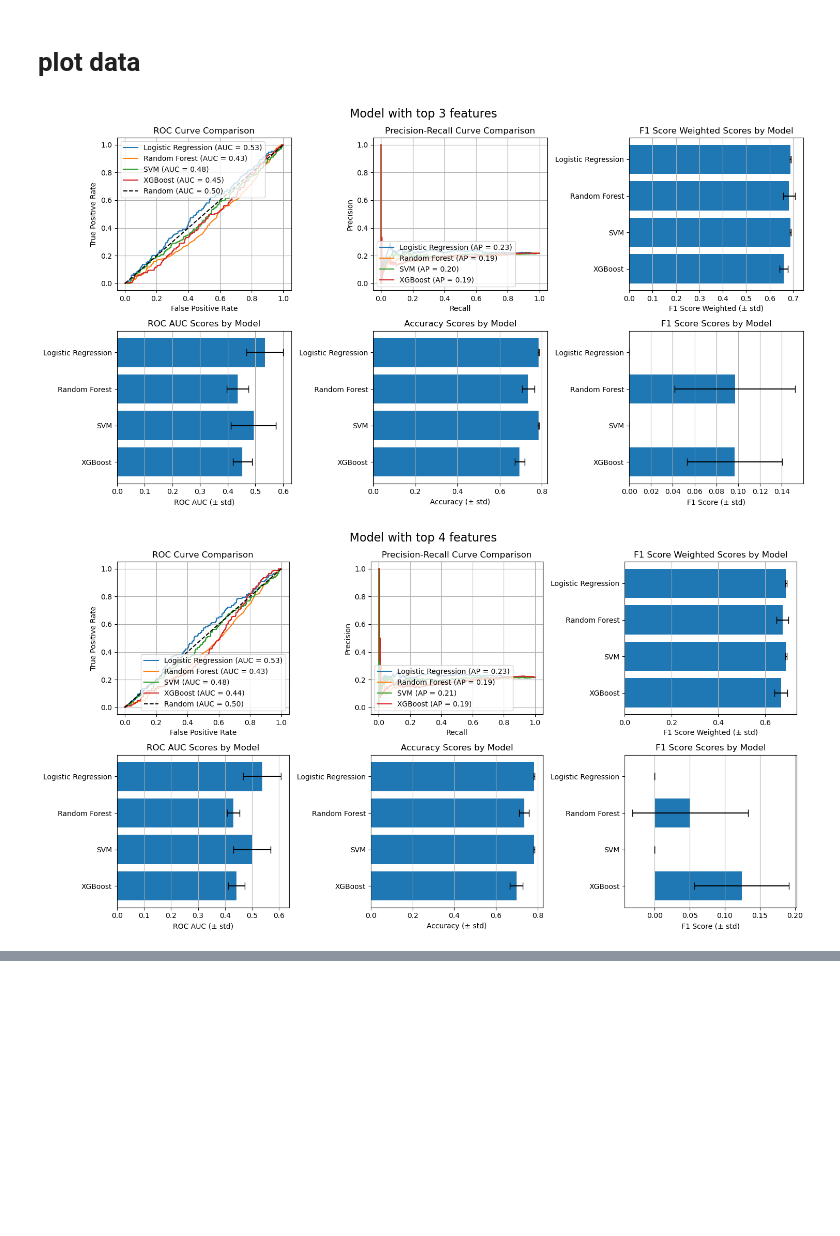
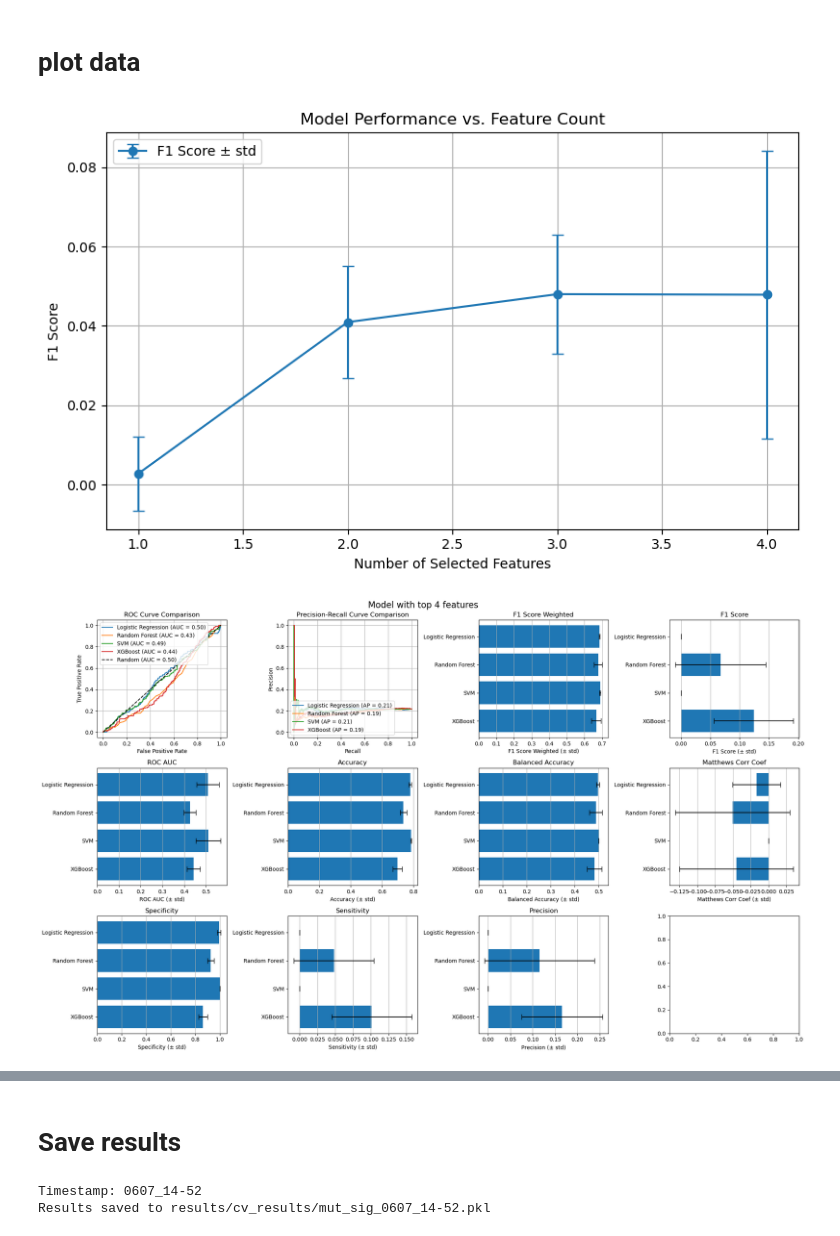
Before and after one commit to CNsquared/breast-cancer-team-1, a Jupyter notebook: project-5/notebooks/chris/mut_sig.ipynb, the cells around one changed output, grey strips where cells are left out. Drawn from its saved outputs; the diff is of its cells as text; code cells hidden in the pictures; blank space fills up the shorter version.

```diff
--- a/project-5/notebooks/chris/mut_sig.ipynb
+++ b/project-5/notebooks/chris/mut_sig.ipynb
@@ -112,7 +114,20 @@ def training_fold_filtering(X: pd.DataFrame, y: np.ndarray, k: int) -> tuple[pd.
 results = {}
 for k in range(1, 5):
     print(f"Evaluating models with top {k} features...")
-    results[k] = evaluate_models(X_log1p, y, filter_data=training_fold_filtering, k=k)
+    results[k] = evaluate_models(X, y, filter_data=training_fold_filtering, k=k)
+
+# find the top 4 models based on average of models' f1 score
+f1_scores = []
+result_k = []
+for k, res in results.items():
+    scores = []
+    for name, model in res.items():
+        scores.append(model['F1 Score']['global'])
+    f1_scores.append(np.mean(scores))
+    result_k.append(k)
+
+# get the top 3 models
+top_k = np.asarray(result_k)[np.argsort(f1_scores)[-3:][::-1]]
 # %% [output]
 Evaluating models with top 1 features...
 Evaluating models with top 2 features...
@@ -134,17 +136,39 @@ top_k = np.asarray(result_k)[np.argsort(f1_scores)[-3:][::-1]]
 # %% [markdown]
 <h1>plot data</h1>
 # %%
+feature_counts, f1_means, f1_stds = [], [], []
+for k, models in results.items():
+    feature_counts.append(k)
+    f1_means.append(np.mean([model['F1 Score']['mean'] for model in models.values()]))
+    f1_stds.append(np.std([model['F1 Score']['std'] for model in models.values()]))
+
+fig, ax = plt.subplots(figsize=(8, 5))
+ax.errorbar(feature_counts, f1_means, yerr=f1_stds, fmt='o-', capsize=4, label="F1 Score ± std")
+
+ax.set_xlabel("Number of Selected Features")
+ax.set_ylabel("F1 Score")
+ax.set_title("Model Performance vs. Feature Count")
+ax.grid(True)
+ax.legend()
+plt.tight_layout()
+plt.show()
+
 for k in top_k:
-    fig, axes = plt.subplots(2, 3, figsize=(15, 8))
+    fig, axes = plt.subplots(3, 4, figsize=(20, 12))
 
     plot_roc_curves(results[k], ax=axes[0, 0])
     plot_precision_recall_curves(results[k], ax=axes[0, 1])
     plot_classification_metric(results[k], ax=axes[0, 2], metric='F1 Score Weighted')
+    plot_classification_metric(results[k], ax=axes[0, 3], metric='F1 Score')
     plot_classification_metric(results[k], ax=axes[1, 0], metric='ROC AUC')
     plot_classification_metric(results[k], ax=axes[1, 1], metric='Accuracy')
-    plot_classification_metric(results[k], ax=axes[1, 2], metric='F1 Score')
+    plot_classification_metric(results[k], ax=axes[1, 2], metric='Balanced Accuracy')
+    plot_classification_metric(results[k], ax=axes[1, 3], metric='Matthews Corr Coef')
+    plot_classification_metric(results[k], ax=axes[2, 0], metric='Specificity')
+    plot_classification_metric(results[k], ax=axes[2, 1], metric='Sensitivity')
+    plot_classification_metric(results[k], ax=axes[2, 2], metric='Precision')
     fig.suptitle(f"Model with top {k} features", fontsize=16)
     fig.tight_layout()
 # %% [output]
-[figure, old version]
+[figure, new version]
-[figure, old version]
+[figure, new version]
@@ -151,0 +177,16 @@ for k in top_k:
+# %% [markdown]
+<h1>Save results</h1>
+# %%
+timestamp = datetime.datetime.now().strftime("%m%d_%H-%M")
+print(f"Timestamp: {timestamp}")
+
+output=f'results/cv_results/mut_sig_{timestamp}.pkl'
+
+os.makedirs("results/cv_results", exist_ok=True)
+with open(output, "wb") as f:
+    pickle.dump(results, f)
+
+print(f"Results saved to {output}")
+# %% [output]
+Timestamp: 0607_14-52
+Results saved to results/cv_results/mut_sig_0607_14-52.pkl
```
Also changed, not shown: parts of 6 cells of this notebook, 1 other file.
